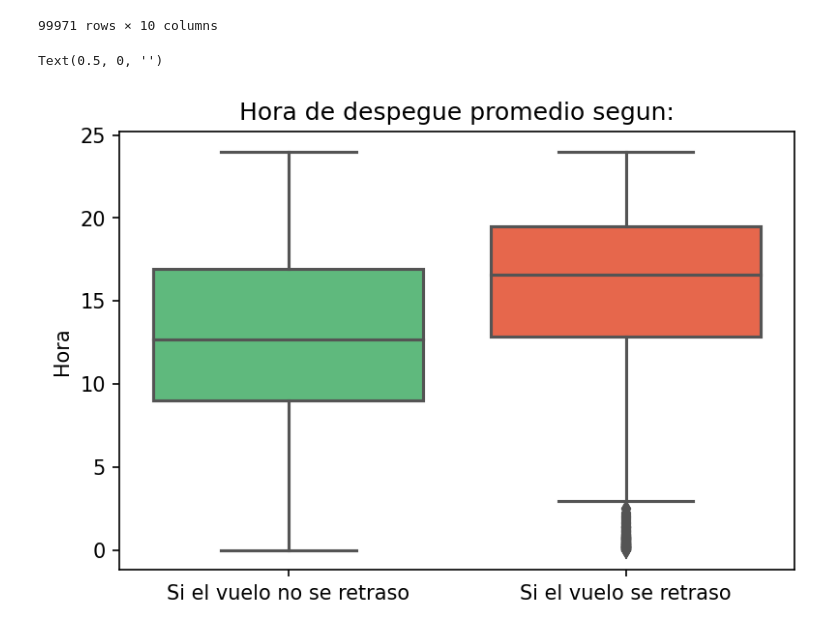
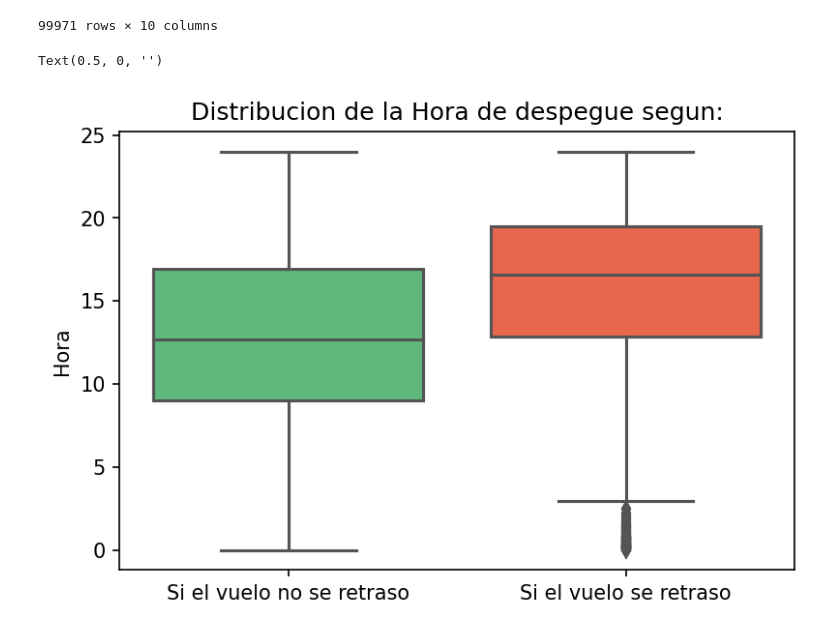
Before and after one commit to jmalvarez97/orgaDatos-tp1-pandas, a Jupyter notebook: Parte 2/barhPlot-boxPlot.ipynb, the cells around one changed output. Saved outputs shown, nothing was run; the diff lists cells and outputs as text; code cells hidden in the pictures.

```diff
--- a/Parte 2/barhPlot-boxPlot.ipynb
+++ b/Parte 2/barhPlot-boxPlot.ipynb
@@ -163,10 +163,10 @@ df
 # %%
 fig = plt.figure(dpi=150)
 fig.patch.set_facecolor('xkcd:white')
-plt.title("Hora de despegue promedio segun:")
+plt.title("Distribucion de la Hora de despegue segun:")
 sns.boxplot( x=df["dep_delayed_15min"], y=df["Hora"], palette=["#50C878","#FF5733"]);
 plt.xticks(ticks=[False,True], labels=["Si el vuelo no se retraso", "Si el vuelo se retraso"])
 plt.xlabel("")
 # %% [output]
 Text(0.5, 0, '')
-[figure, old version]
+[figure, new version]
```
Also changed, not shown: parts of 1 cell of this notebook, 3 other files.
